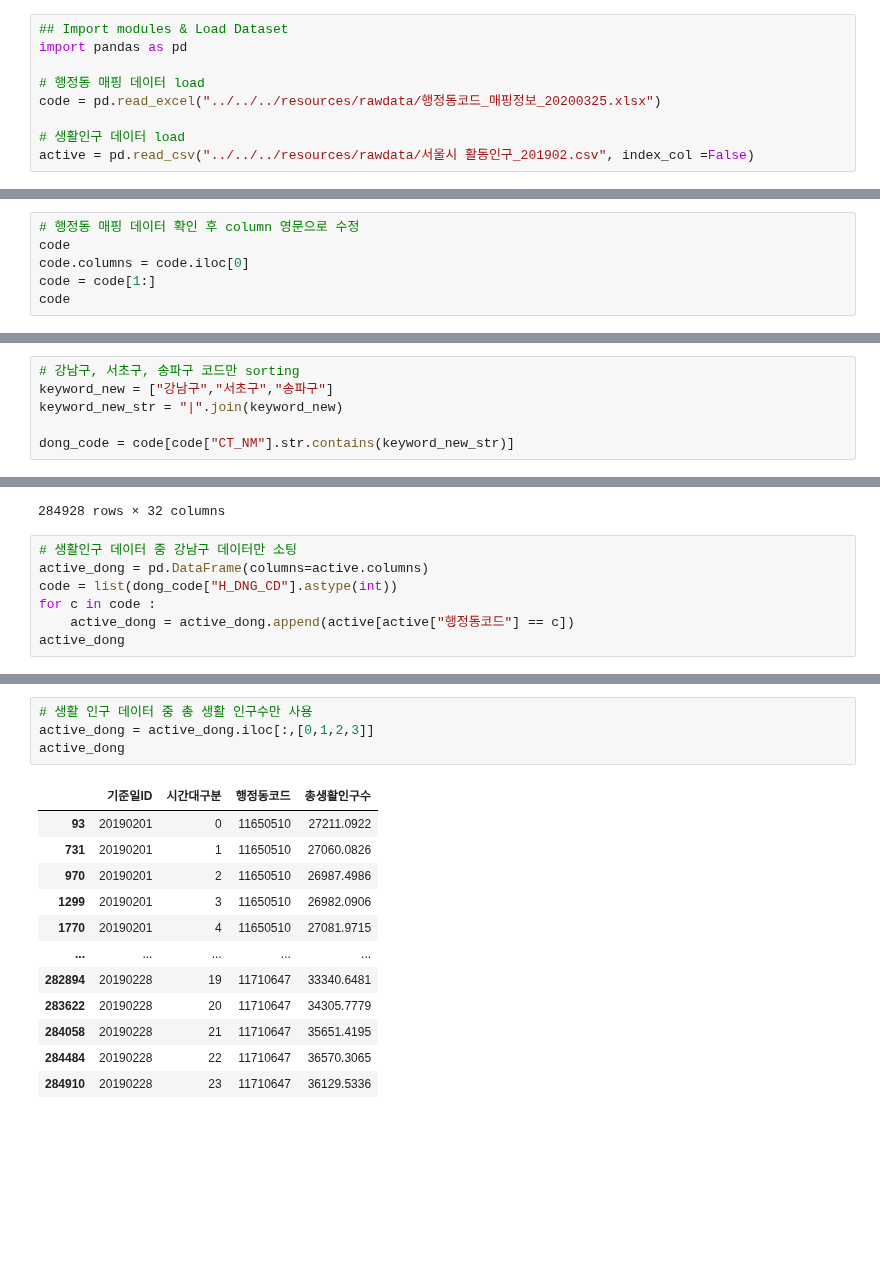
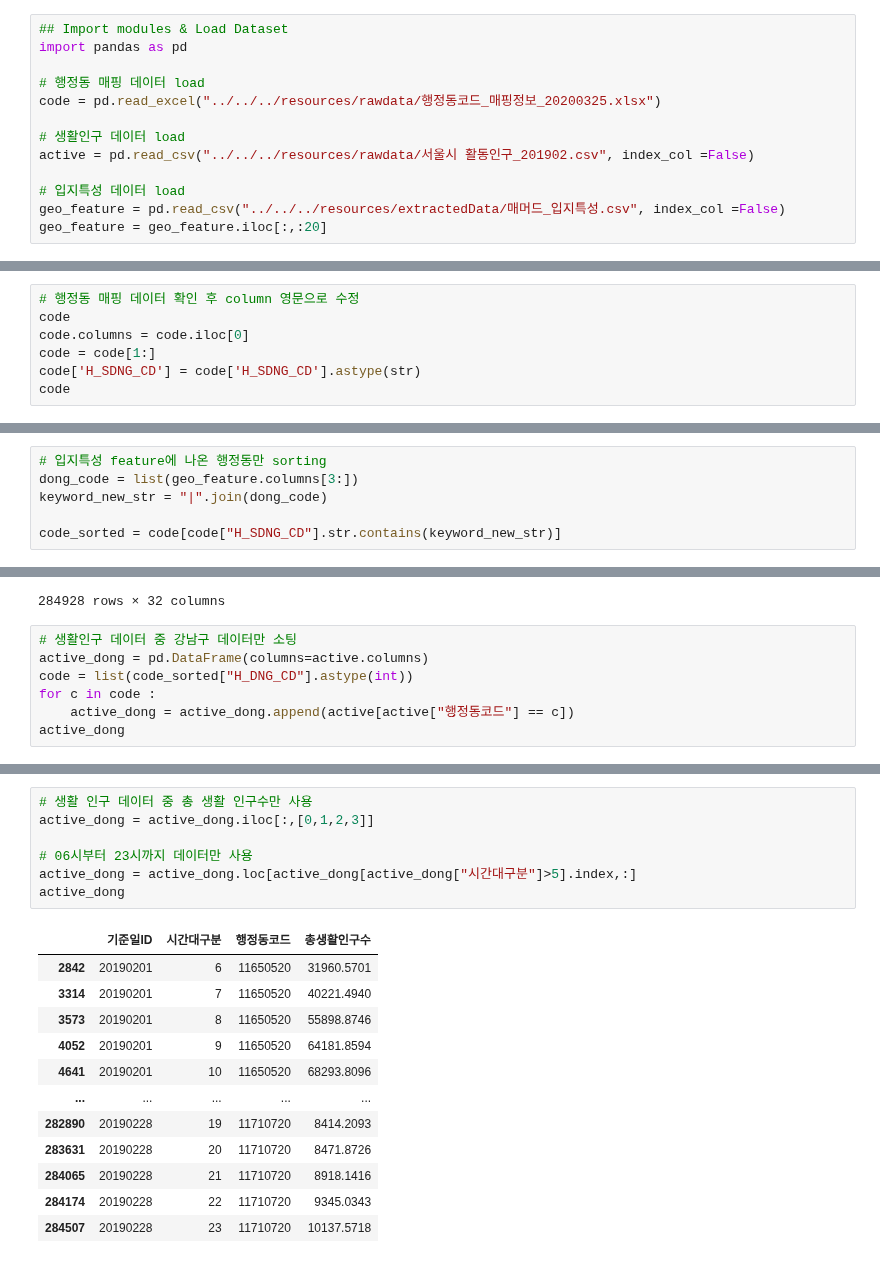
Before and after one commit to POSdata-Sales-Prediction/Store-operation-consulting, a Jupyter notebook: Data Preprocessing/sub2/gangnam_hourly_activePeople.ipynb, the cells around one changed output, grey strips where cells are left out. Saved outputs shown, nothing was run; the diff lists cells and outputs as text; blank space fills up the shorter version.

```diff
--- a/Data Preprocessing/sub2/gangnam_hourly_activePeople.ipynb
+++ b/Data Preprocessing/sub2/gangnam_hourly_activePeople.ipynb
@@ -10,3 +10,7 @@ code = pd.read_excel("../../../resources/rawdata/행정동코드_매핑정보_20
 
 # 생활인구 데이터 load
 active = pd.read_csv("../../../resources/rawdata/서울시 활동인구_201902.csv", index_col =False)
+
+# 입지특성 데이터 load
+geo_feature = pd.read_csv("../../../resources/extractedData/매머드_입지특성.csv", index_col =False)
+geo_feature = geo_feature.iloc[:,:20]
@@ -15,6 +39,7 @@ active = pd.read_csv("../../../resources/rawdata/서울시 활동인구_201902.c
 code
 code.columns = code.iloc[0]
 code = code[1:]
+code['H_SDNG_CD'] = code['H_SDNG_CD'].astype(str)
 code
 # %% [output]
 |  | H_SDNG_CD | H_DNG_CD | DO_NM | CT_NM | H_DNG_NM |
@@ -31,8 +56,8 @@ code
 | 424 | 1125074 | 11740685 | 서울 | 강동구 | 길동 |
 424 rows × 5 columns
 # %%
-# 강남구, 서초구, 송파구 코드만 sorting
-keyword_new = ["강남구","서초구","송파구"]
-keyword_new_str = "|".join(keyword_new)
+# 입지특성 feature에 나온 행정동만 sorting
+dong_code = list(geo_feature.columns[3:])
+keyword_new_str = "|".join(dong_code)
 
-dong_code = code[code["CT_NM"].str.contains(keyword_new_str)]
+code_sorted = code[code["H_SDNG_CD"].str.contains(keyword_new_str)]
@@ -56,7 +102,7 @@ active
 # %%
 # 생활인구 데이터 중 강남구 데이터만 소팅
 active_dong = pd.DataFrame(columns=active.columns)
-code = list(dong_code["H_DNG_CD"].astype(int))
+code = list(code_sorted["H_DNG_CD"].astype(int))
 for c in code :
     active_dong = active_dong.append(active[active["행정동코드"] == c])
 active_dong
@@ -77,17 +123,20 @@ active_dong
 # %%
 # 생활 인구 데이터 중 총 생활 인구수만 사용
 active_dong = active_dong.iloc[:,[0,1,2,3]]
+
+# 06시부터 23시까지 데이터만 사용
+active_dong = active_dong.loc[active_dong[active_dong["시간대구분"]>5].index,:]
 active_dong
 # %% [output]
 |  | 기준일ID | 시간대구분 | 행정동코드 | 총생활인구수 |
-| 93 | 20190201 | 0 | 11650510 | 27211.0922 |
-| 731 | 20190201 | 1 | 11650510 | 27060.0826 |
-| 970 | 20190201 | 2 | 11650510 | 26987.4986 |
-| 1299 | 20190201 | 3 | 11650510 | 26982.0906 |
-| 1770 | 20190201 | 4 | 11650510 | 27081.9715 |
+| 2842 | 20190201 | 6 | 11650520 | 31960.5701 |
+| 3314 | 20190201 | 7 | 11650520 | 40221.4940 |
+| 3573 | 20190201 | 8 | 11650520 | 55898.8746 |
+| 4052 | 20190201 | 9 | 11650520 | 64181.8594 |
+| 4641 | 20190201 | 10 | 11650520 | 68293.8096 |
 | ... | ... | ... | ... | ... |
-| 282894 | 20190228 | 19 | 11710647 | 33340.6481 |
-| 283622 | 20190228 | 20 | 11710647 | 34305.7779 |
-| 284058 | 20190228 | 21 | 11710647 | 35651.4195 |
-| 284484 | 20190228 | 22 | 11710647 | 36570.3065 |
-| 284910 | 20190228 | 23 | 11710647 | 36129.5336 |
+| 282890 | 20190228 | 19 | 11710720 | 8414.2093 |
+| 283631 | 20190228 | 20 | 11710720 | 8471.8726 |
+| 284065 | 20190228 | 21 | 11710720 | 8918.1416 |
+| 284174 | 20190228 | 22 | 11710720 | 9345.0343 |
+| 284507 | 20190228 | 23 | 11710720 | 10137.5718 |
```
Also changed, not shown: parts of 5 cells of this notebook, 1 other file.
